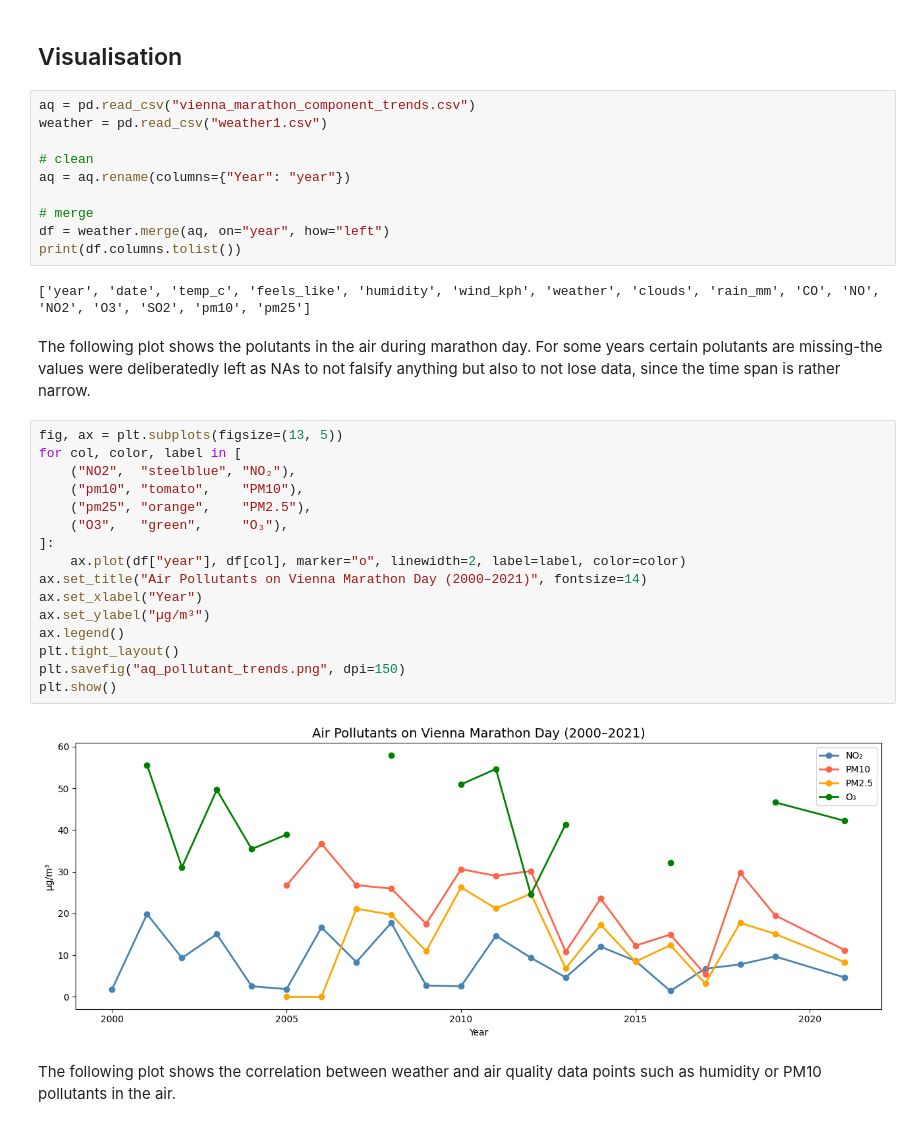
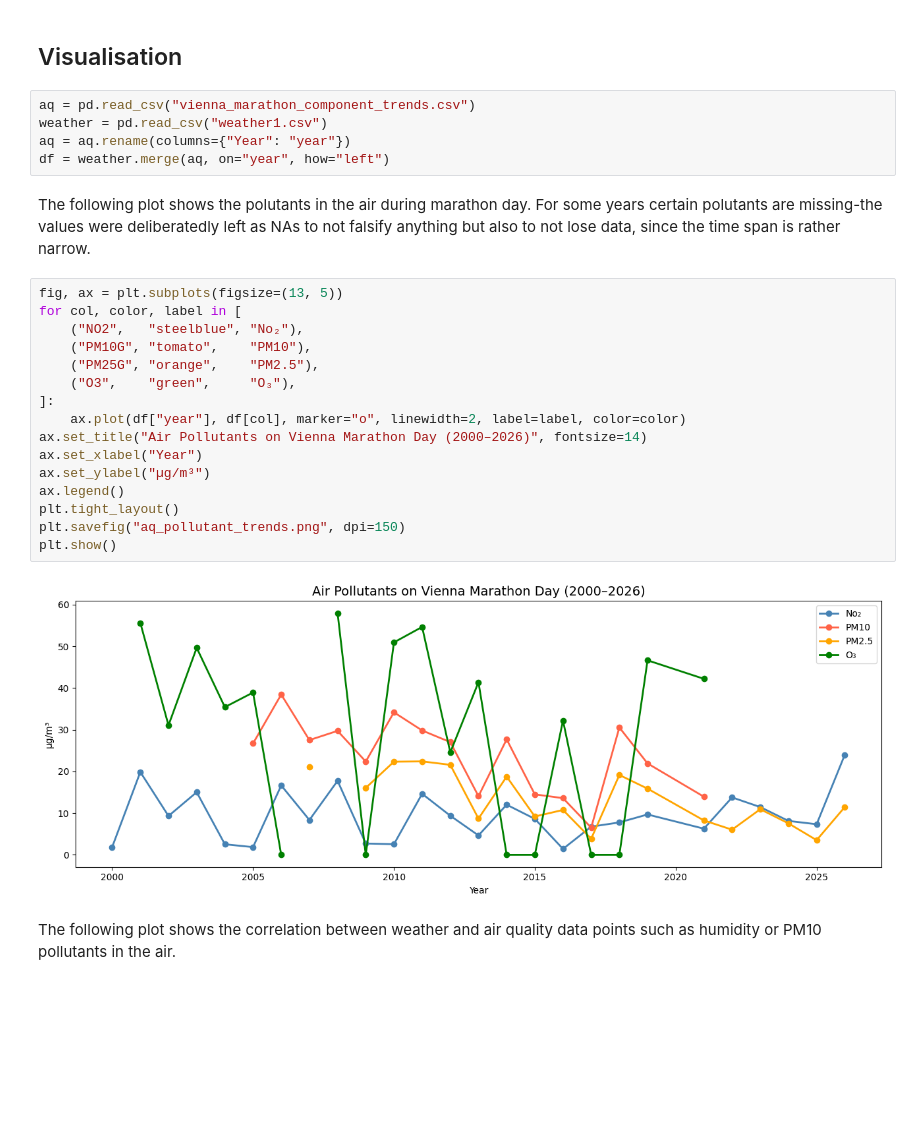
Before and after one commit to 4y1n/Bigdata_eng, a Jupyter notebook: luftquali.ipynb, the cells around one changed output. Saved outputs shown, nothing was run; the diff lists cells and outputs as text; blank space fills up the shorter version.

Commit message:
added data until 2026, fixed visualisations

```diff
--- a/luftquali.ipynb
+++ b/luftquali.ipynb
@@ -234,36 +515,29 @@ df.to_csv("vienna_marathon_component_trends.csv", index=False)
 # %% [markdown]
 ## Visualisation
-# %%
-aq = pd.read_csv("vienna_marathon_component_trends.csv")
-weather = pd.read_csv("weather1.csv")
-
-# clean
-aq = aq.rename(columns={"Year": "year"})
-
-# merge
-df = weather.merge(aq, on="year", how="left")
-print(df.columns.tolist())
-# %% [output]
-['year', 'date', 'temp_c', 'feels_like', 'humidity', 'wind_kph', 'weather', 'clouds', 'rain_mm', 'CO', 'NO', 'NO2', 'O3', 'SO2', 'pm10', 'pm25']
+# %%
+aq = pd.read_csv("vienna_marathon_component_trends.csv")
+weather = pd.read_csv("weather1.csv")
+aq = aq.rename(columns={"Year": "year"})
+df = weather.merge(aq, on="year", how="left")
 # %% [markdown]
 The following plot shows the polutants in the air during marathon day. For some years certain polutants are missing-the values were deliberatedly left as NAs to not falsify anything but also to not lose data, since the time span is rather narrow.
 # %%
 fig, ax = plt.subplots(figsize=(13, 5))
 for col, color, label in [
-    ("NO2",  "steelblue", "NO₂"),
-    ("pm10", "tomato",    "PM10"),
-    ("pm25", "orange",    "PM2.5"),
-    ("O3",   "green",     "O₃"),
+    ("NO2",   "steelblue", "No₂"),
+    ("PM10G", "tomato",    "PM10"),
+    ("PM25G", "orange",    "PM2.5"),
+    ("O3",    "green",     "O₃"),
 ]:
     ax.plot(df["year"], df[col], marker="o", linewidth=2, label=label, color=color)
-ax.set_title("Air Pollutants on Vienna Marathon Day (2000–2021)", fontsize=14)
+ax.set_title("Air Pollutants on Vienna Marathon Day (2000–2026)", fontsize=14)
 ax.set_xlabel("Year")
 ax.set_ylabel("µg/m³")
 ax.legend()
 plt.tight_layout()
 plt.savefig("aq_pollutant_trends.png", dpi=150)
 plt.show()
 # %% [output]
-[figure, old version]
+[figure, new version]
 # %% [markdown]
 The following plot shows the correlation between weather and air quality data points such as humidity or PM10 pollutants in the air.
```
Also changed, not shown: parts of 38 cells of this notebook.
